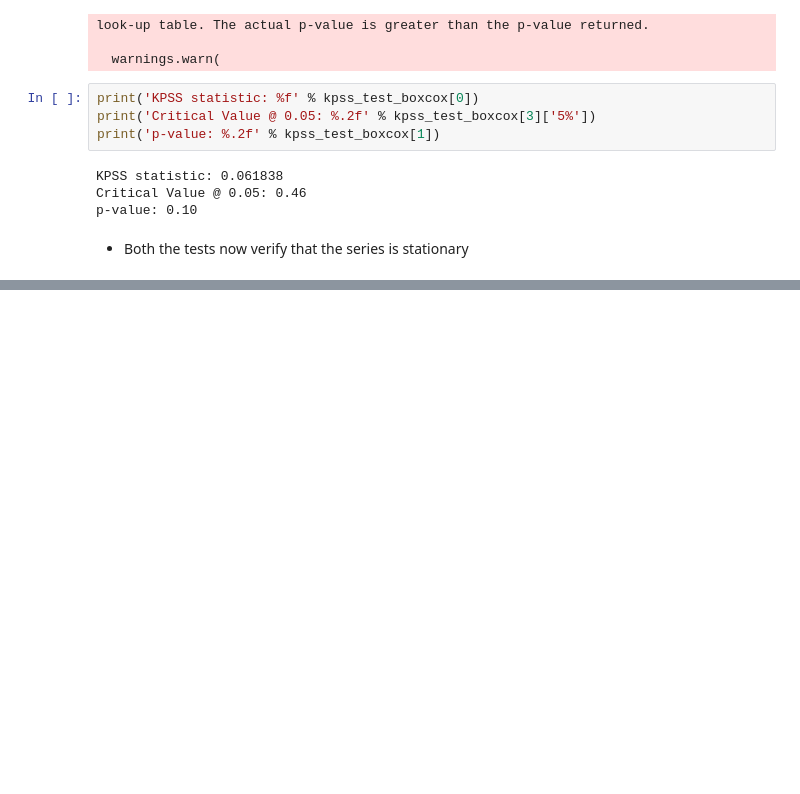
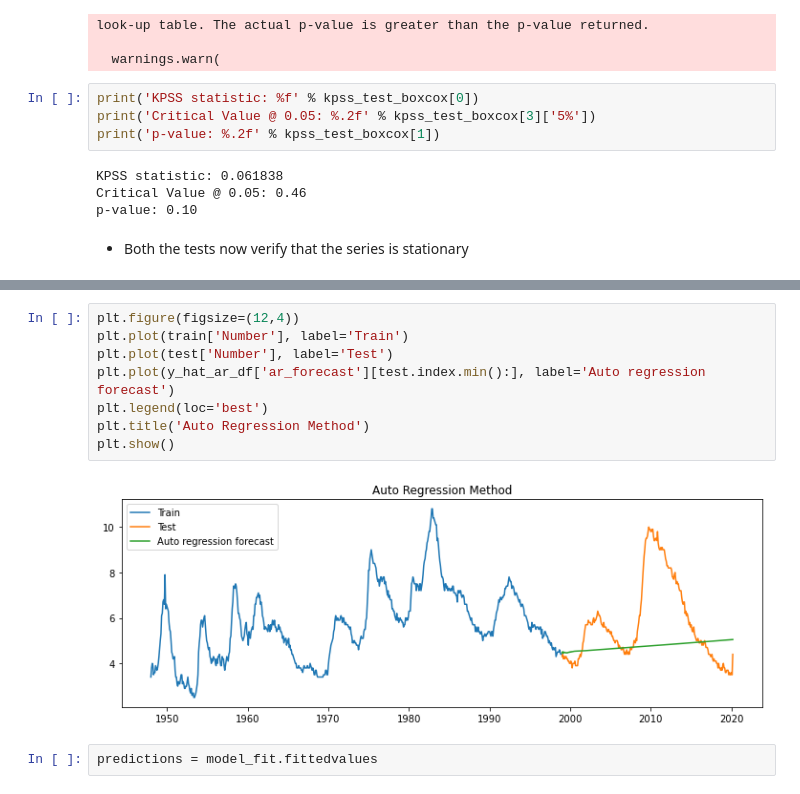
Before and after one commit to Rajdeep-personal/Learning_Time_Series, a Jupyter notebook: Untitled.ipynb, the cells around one changed output, grey strips where cells are left out. Saved outputs shown, nothing was run; the diff lists cells and outputs as text; blank space fills up the shorter version.

```diff
--- a/Untitled.ipynb
+++ b/Untitled.ipynb
@@ -855,0 +1117,12 @@ p-value: 0.10
+# %%
+plt.figure(figsize=(12,4))
+plt.plot(train['Number'], label='Train')
+plt.plot(test['Number'], label='Test')
+plt.plot(y_hat_ar_df['ar_forecast'][test.index.min():], label='Auto regression forecast')
+plt.legend(loc='best')
+plt.title('Auto Regression Method')
+plt.show()
+# %% [output]
+[figure, added]
+# %%
+predictions = model_fit.fittedvalues
```
Also changed, not shown: parts of 34 cells of this notebook.
